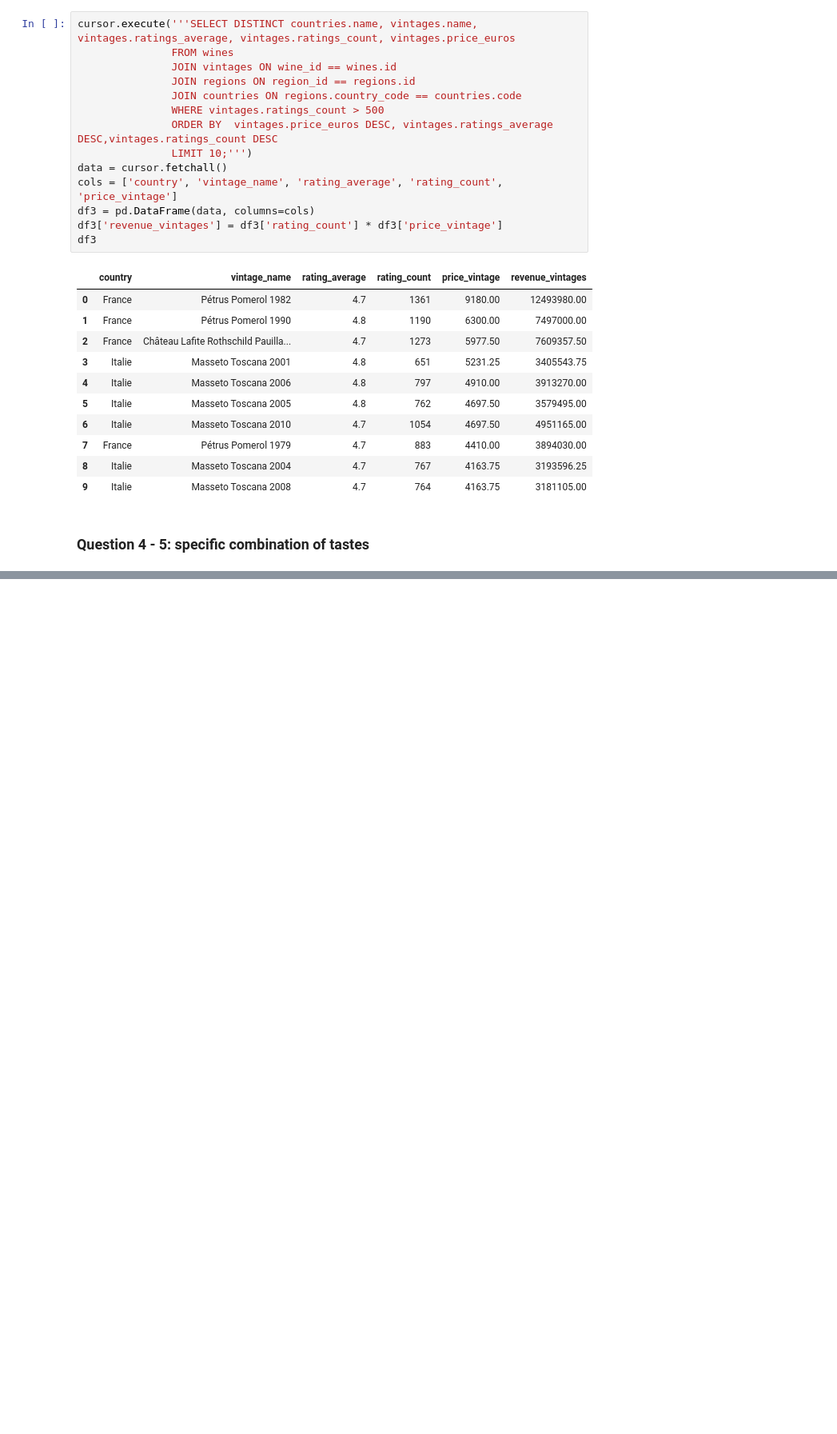
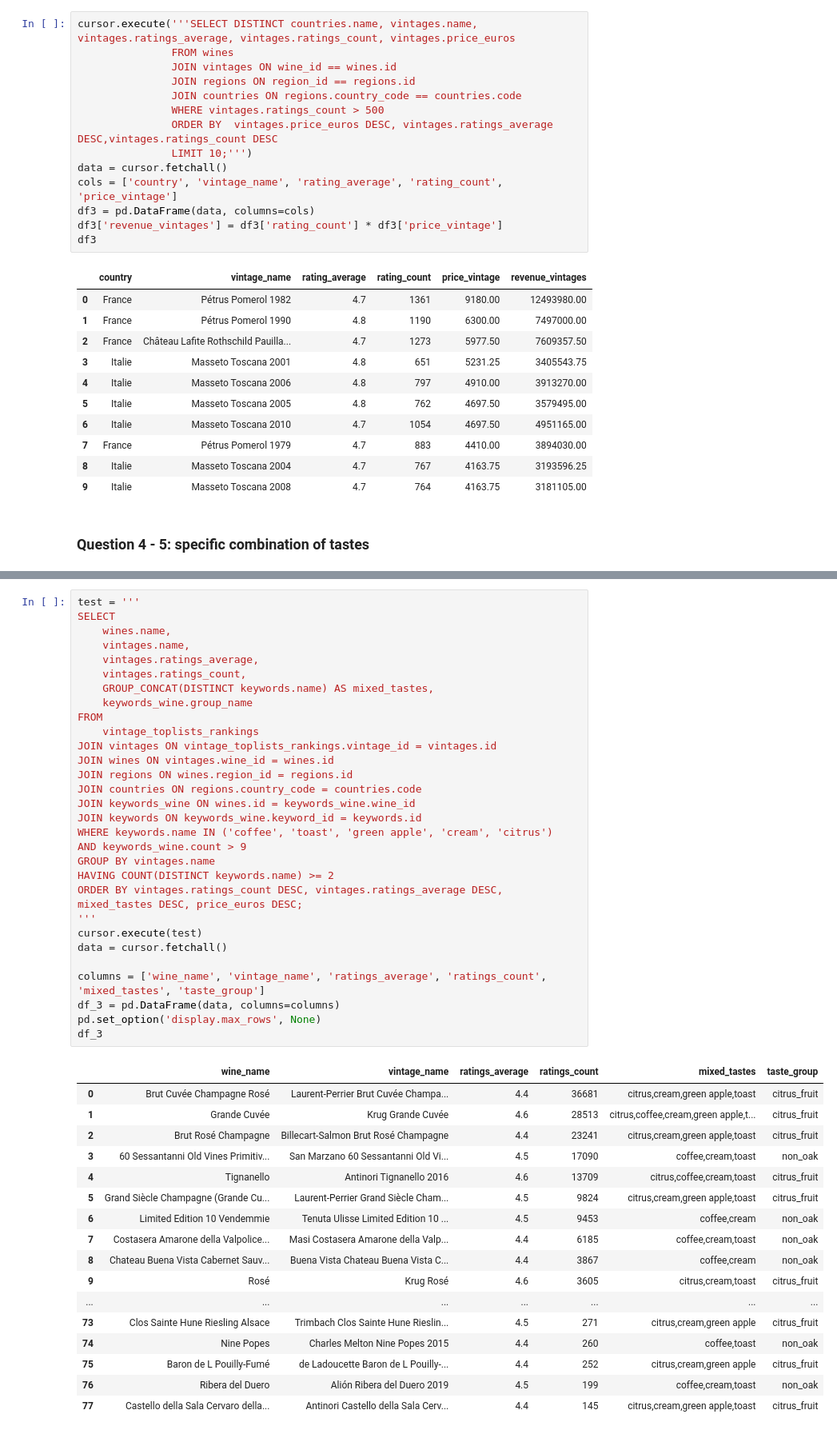
Before and after one commit to JonathanRabbi/Vivinio.Project, a Jupyter notebook: main.ipynb, the cells around one changed output, grey strips where cells are left out. Shown at 80% size. Drawn from its saved outputs; the diff is of its cells as text; blank space fills up the shorter version.

```diff
--- a/main.ipynb
+++ b/main.ipynb
@@ -144,0 +134,48 @@ df_3
+# %%
+test = '''
+SELECT
+    wines.name,
+    vintages.name,
+    vintages.ratings_average,
+    vintages.ratings_count,
+    GROUP_CONCAT(DISTINCT keywords.name) AS mixed_tastes,
+    keywords_wine.group_name
+FROM
+    vintage_toplists_rankings
+JOIN vintages ON vintage_toplists_rankings.vintage_id = vintages.id
+JOIN wines ON vintages.wine_id = wines.id
+JOIN regions ON wines.region_id = regions.id
+JOIN countries ON regions.country_code = countries.code
+JOIN keywords_wine ON wines.id = keywords_wine.wine_id
+JOIN keywords ON keywords_wine.keyword_id = keywords.id
+WHERE keywords.name IN ('coffee', 'toast', 'green apple', 'cream', 'citrus')
+AND keywords_wine.count > 9
+GROUP BY vintages.name
+HAVING COUNT(DISTINCT keywords.name) >= 2
+ORDER BY vintages.ratings_count DESC, vintages.ratings_average DESC, mixed_tastes DESC, price_euros DESC;
+'''
+cursor.execute(test)
+data = cursor.fetchall()
+
+columns = ['wine_name', 'vintage_name', 'ratings_average', 'ratings_count', 'mixed_tastes', 'taste_group']
+df_3 = pd.DataFrame(data, columns=columns)
+pd.set_option('display.max_rows', None)
+df_3
+# %% [output]
+|  | wine_name | vintage_name | ratings_average | ratings_count | mixed_tastes | taste_group |
+| 0 | Brut Cuvée Champagne Rosé | Laurent-Perrier Brut Cuvée Champa... | 4.4 | 36681 | citrus,cream,green apple,toast | citrus_fruit |
+| 1 | Grande Cuvée | Krug Grande Cuvée | 4.6 | 28513 | citrus,coffee,cream,green apple,t... | citrus_fruit |
+| 2 | Brut Rosé Champagne | Billecart-Salmon Brut Rosé Champagne | 4.4 | 23241 | citrus,cream,green apple,toast | citrus_fruit |
+| 3 | 60 Sessantanni Old Vines Primitiv... | San Marzano 60 Sessantanni Old Vi... | 4.5 | 17090 | coffee,cream,toast | non_oak |
+| 4 | Tignanello | Antinori Tignanello 2016 | 4.6 | 13709 | citrus,coffee,cream,toast | citrus_fruit |
+| 5 | Grand Siècle Champagne (Grande Cu... | Laurent-Perrier Grand Siècle Cham... | 4.5 | 9824 | citrus,cream,green apple,toast | citrus_fruit |
+| 6 | Limited Edition 10 Vendemmie | Tenuta Ulisse Limited Edition 10 ... | 4.5 | 9453 | coffee,cream | non_oak |
+| 7 | Costasera Amarone della Valpolice... | Masi Costasera Amarone della Valp... | 4.4 | 6185 | coffee,cream,toast | non_oak |
+| 8 | Chateau Buena Vista Cabernet Sauv... | Buena Vista Chateau Buena Vista C... | 4.4 | 3867 | coffee,cream | non_oak |
+| 9 | Rosé | Krug Rosé | 4.6 | 3605 | citrus,cream,toast | citrus_fruit |
+| ... | ... | ... | ... | ... | ... | ... |
+| 73 | Clos Sainte Hune Riesling Alsace | Trimbach Clos Sainte Hune Rieslin... | 4.5 | 271 | citrus,cream,green apple | citrus_fruit |
+| 74 | Nine Popes | Charles Melton Nine Popes 2015 | 4.4 | 260 | coffee,toast | non_oak |
+| 75 | Baron de L Pouilly-Fumé | de Ladoucette Baron de L Pouilly-... | 4.4 | 252 | citrus,cream,green apple | citrus_fruit |
+| 76 | Ribera del Duero | Alión Ribera del Duero 2019 | 4.5 | 199 | coffee,cream,toast | non_oak |
+| 77 | Castello della Sala Cervaro della... | Antinori Castello della Sala Cerv... | 4.4 | 145 | citrus,cream,green apple,toast | citrus_fruit |
```
Also changed, not shown: parts of 1 cell of this notebook.
